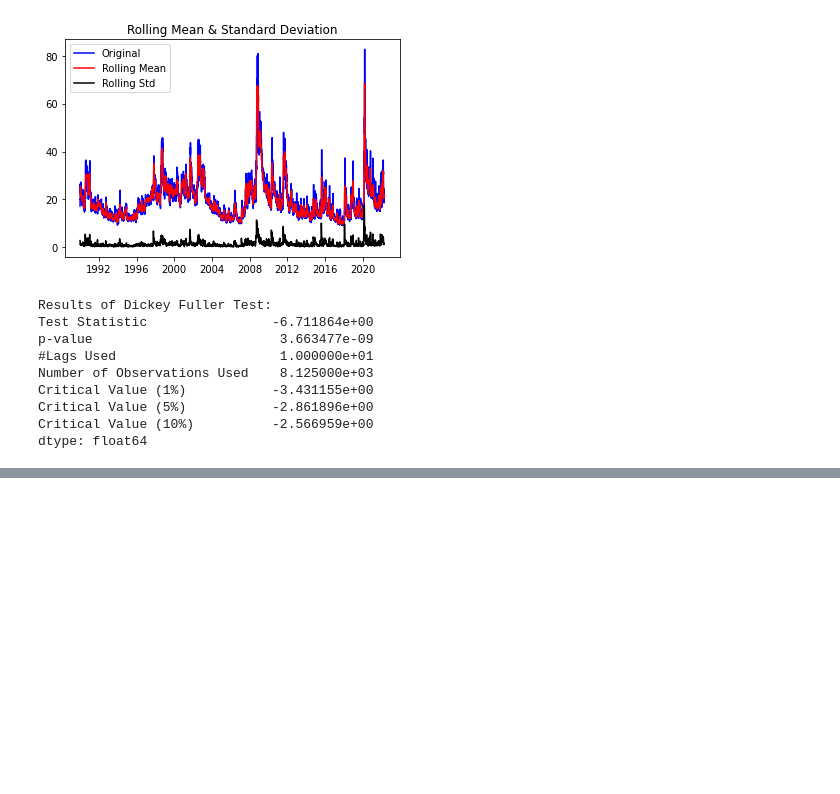
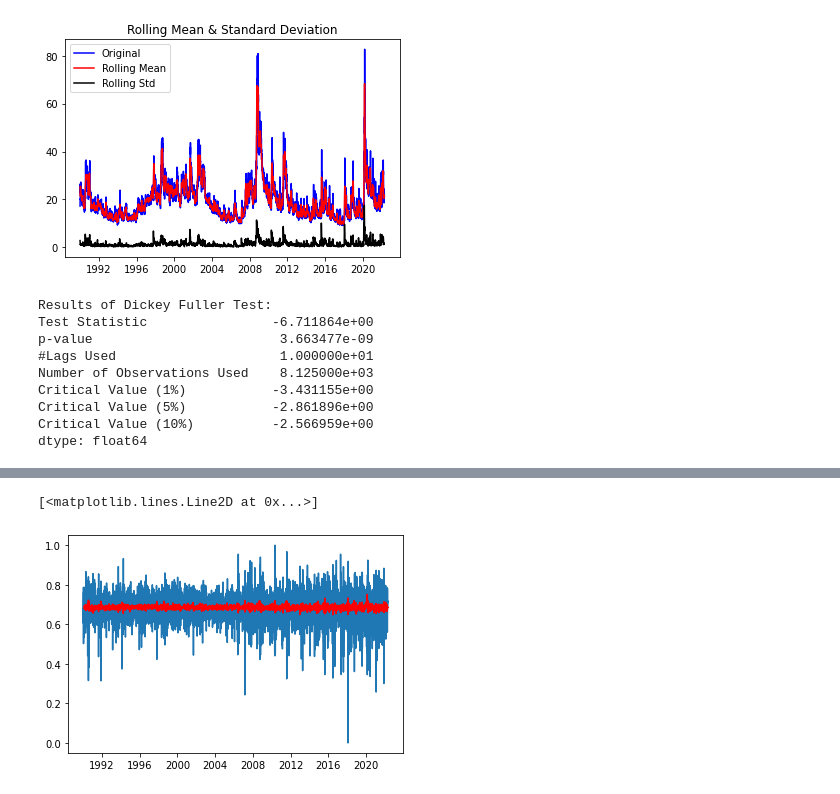
Before and after one commit to w1767/PhD, a Jupyter notebook: ARIMA_LSTM_SVM_RF_CNN_05_july.ipynb, the cells around one changed output, grey strips where cells are left out. Cells and saved outputs as stored; diff of their text form; code cells hidden in the pictures; blank space fills up the shorter version.

```diff
--- a/ARIMA_LSTM_SVM_RF_CNN_05_july.ipynb
+++ b/ARIMA_LSTM_SVM_RF_CNN_05_july.ipynb
@@ -273,0 +453,9 @@ dtype: float64
+# %%
+#fitting the ARIMA model on train data
+
+model=ARIMA(train, order=(1, 0, 5))
+model=model.fit()
+
+# printing the model summary
+
+model.summary()
@@ -273,0 +505,8 @@ dtype: float64
+# %%
+#plot the actual over predict data
+
+plt.plot(df_min_max_scaled)
+plt.plot(model.fittedvalues, color='red')
+# %% [output]
+[<matplotlib.lines.Line2D at 0x...>]
+[figure, added]
```
Also changed, not shown: parts of 18 cells of this notebook.
